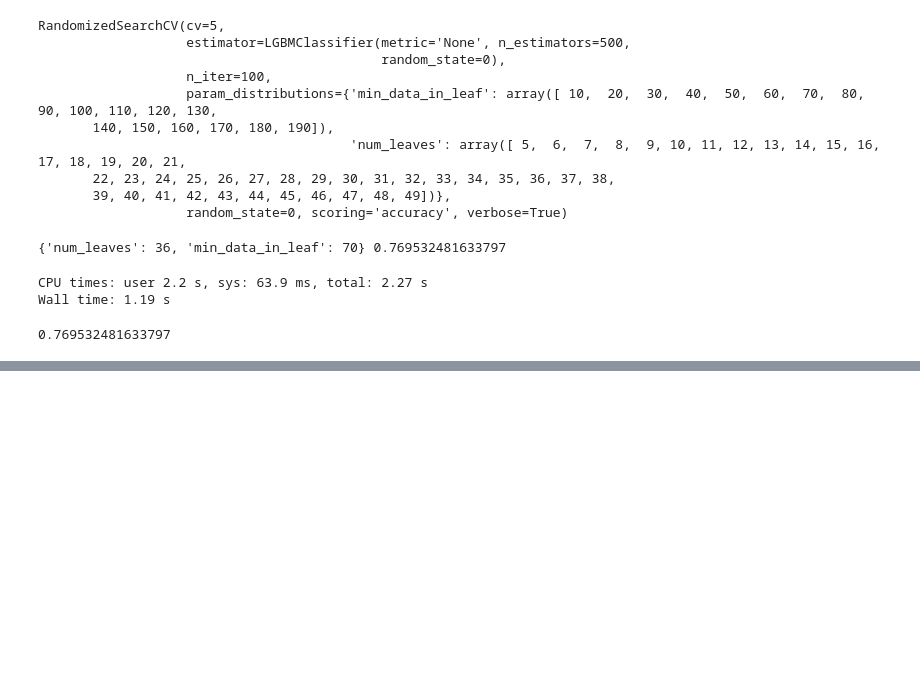
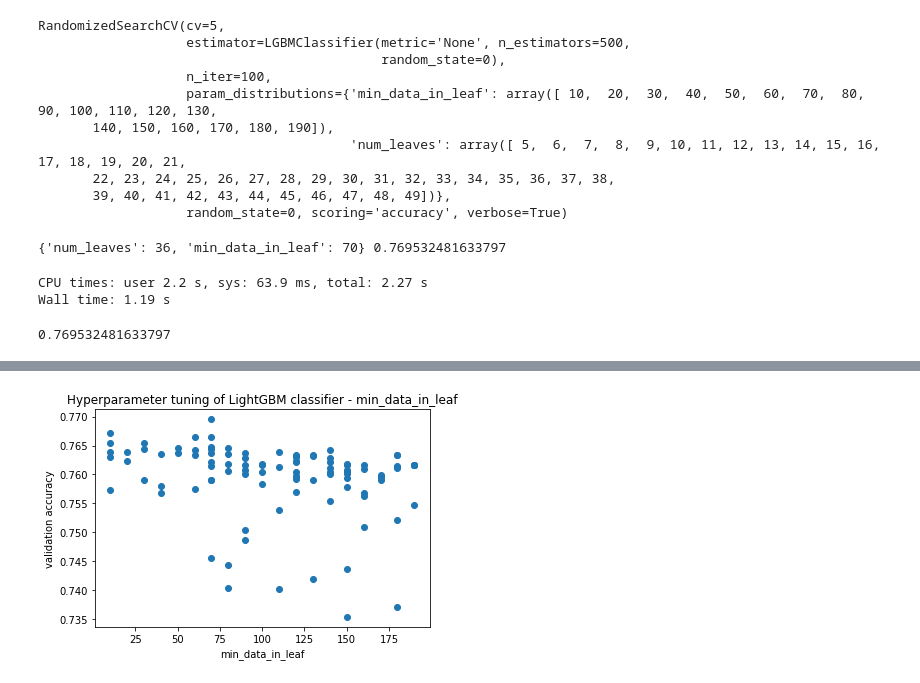
Before and after one commit to ZhuoqunWang0120/cs671kaggle, a Jupyter notebook: lightgbm.ipynb, the cells around one changed output, grey strips where cells are left out. Saved outputs shown, nothing was run; the diff lists cells and outputs as text; code cells hidden in the pictures; blank space fills up the shorter version.

Commit message:
add data

```diff
--- a/lightgbm.ipynb
+++ b/lightgbm.ipynb
@@ -85,0 +95,8 @@ with open('lightgbm_cv_sub9.pkl','wb') as f2:
+# %%
+plt.scatter(np.array(lgb_cv.cv_results_['param_min_data_in_leaf'], dtype = float), lgb_cv.cv_results_['mean_test_score'])
+plt.title('Hyperparameter tuning of LightGBM classifier - min_data_in_leaf')
+plt.xlabel('min_data_in_leaf')
+plt.ylabel('validation accuracy')
+pass
+# %% [output]
+[figure, added]
```
Also changed, not shown: parts of 2 cells of this notebook.
